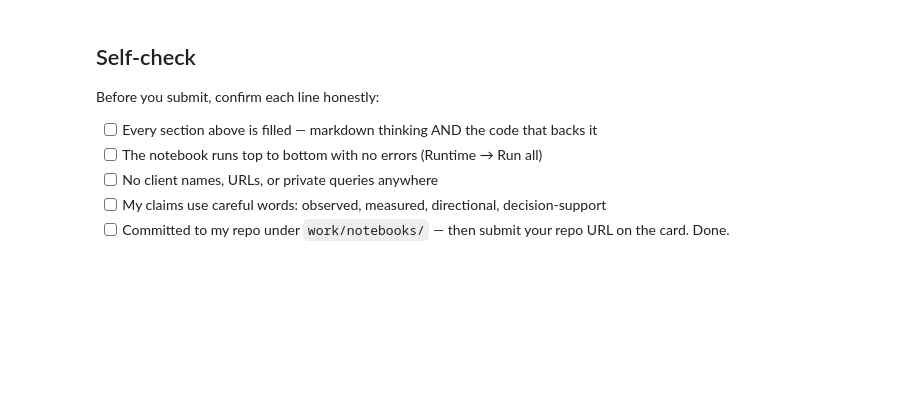
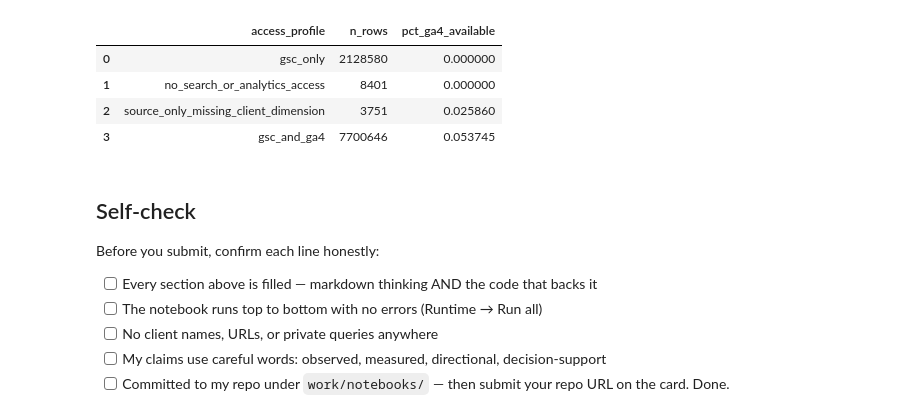
Before and after one commit to ayoushbirjani4-spec/fiyrank-firstlab, a Jupyter notebook: work/notebooks/w03_data_contract.ipynb, the cells around one changed output. Drawn from its saved outputs; the diff is of its cells as text; code cells hidden in the pictures; blank space fills up the shorter version.

```diff
--- a/work/notebooks/w03_data_contract.ipynb
+++ b/work/notebooks/w03_data_contract.ipynb
@@ -37,3 +401,23 @@ This skeleton is yours to fill. Work the sections **in order** — each one has
+# %%
+limitation_check = con.sql(f"""
+    SELECT
+        c.access_profile,
+        COUNT(*) AS n_rows,
+        AVG(CASE WHEN f.ga4_data_available IS TRUE THEN 1.0 ELSE 0 END) AS pct_ga4_available
+    FROM {TABLES['fact_daily']} f
+    JOIN {TABLES['dim_clients']} c USING (client_hash_id)
+    WHERE f.report_date >= DATE '2026-03-01' AND f.report_date < DATE '2026-04-01'
+    GROUP BY c.access_profile
+    ORDER BY pct_ga4_available
+""").df()
+
+limitation_check
+# %% [output]
+|  | access_profile | n_rows | pct_ga4_available |
+| 0 | gsc_only | 2128580 | 0.000000 |
+| 1 | no_search_or_analytics_access | 8401 | 0.000000 |
+| 2 | source_only_missing_client_dimension | 3751 | 0.025860 |
+| 3 | gsc_and_ga4 | 7700646 | 0.053745 |
 # %% [markdown]
 ## Self-check
 
```
Also changed, not shown: parts of 25 cells of this notebook.
